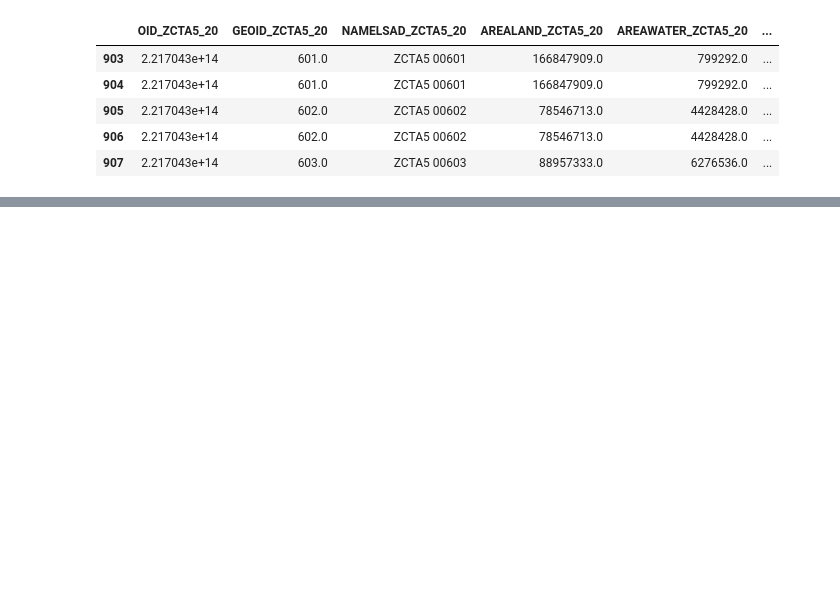
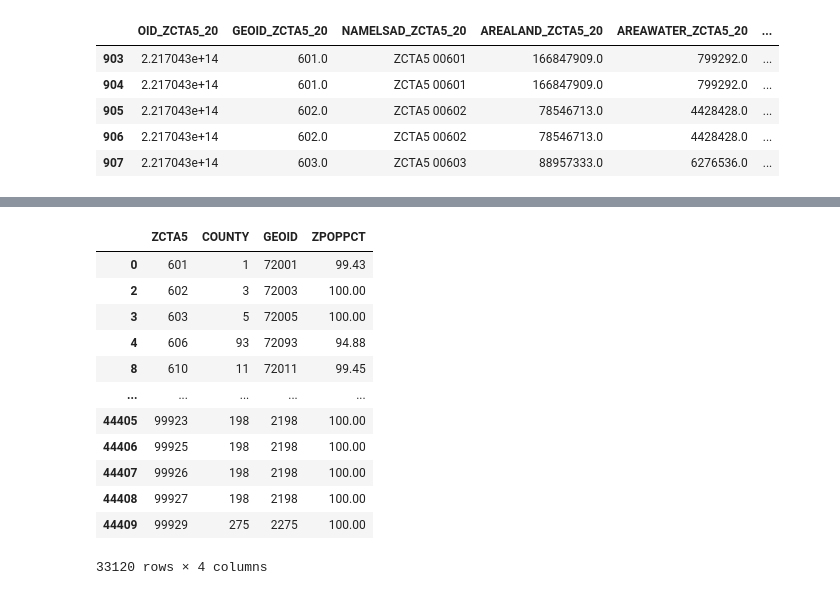
Before and after one commit to NSAPH-Data-Processing/us_census_zcta_time_series, a Jupyter notebook: notes/zcta_to_counties.ipynb, the cells around one changed output, grey strips where cells are left out. Cells and saved outputs as stored; diff of their text form; code cells hidden in the pictures; blank space fills up the shorter version.

```diff
--- a/notes/zcta_to_counties.ipynb
+++ b/notes/zcta_to_counties.ipynb
@@ -21,0 +58,4 @@ df_2010.head()
+# %%
+# Find the ZCTA5 with the largest ZPOPPCT for each COUNTY
+max_zpop_indices = df_2010.groupby('ZCTA5')['ZPOPPCT'].idxmax()
+max_zpop_indices
@@ -21,0 +76,7 @@ df_2010.head()
+# %%
+
+# Select the corresponding rows
+result_df_2010 = df_2010.loc[max_zpop_indices, ['ZCTA5', 'COUNTY', 'GEOID', 'ZPOPPCT']]
+
+# Print the result
+result_df_2010.head()
@@ -46,0 +241,16 @@ selected_rows.head()
+# %%
+result_df_2010
+# %% [output]
+|  | ZCTA5 | COUNTY | GEOID | ZPOPPCT |
+| 0 | 601 | 1 | 72001 | 99.43 |
+| 2 | 602 | 3 | 72003 | 100.00 |
+| 3 | 603 | 5 | 72005 | 100.00 |
+| 4 | 606 | 93 | 72093 | 94.88 |
+| 8 | 610 | 11 | 72011 | 99.45 |
+| ... | ... | ... | ... | ... |
+| 44405 | 99923 | 198 | 2198 | 100.00 |
+| 44406 | 99925 | 198 | 2198 | 100.00 |
+| 44407 | 99926 | 198 | 2198 | 100.00 |
+| 44408 | 99927 | 198 | 2198 | 100.00 |
+| 44409 | 99929 | 275 | 2275 | 100.00 |
+33120 rows × 4 columns
```
Also changed, not shown: parts of 18 cells of this notebook, 1 other file.
